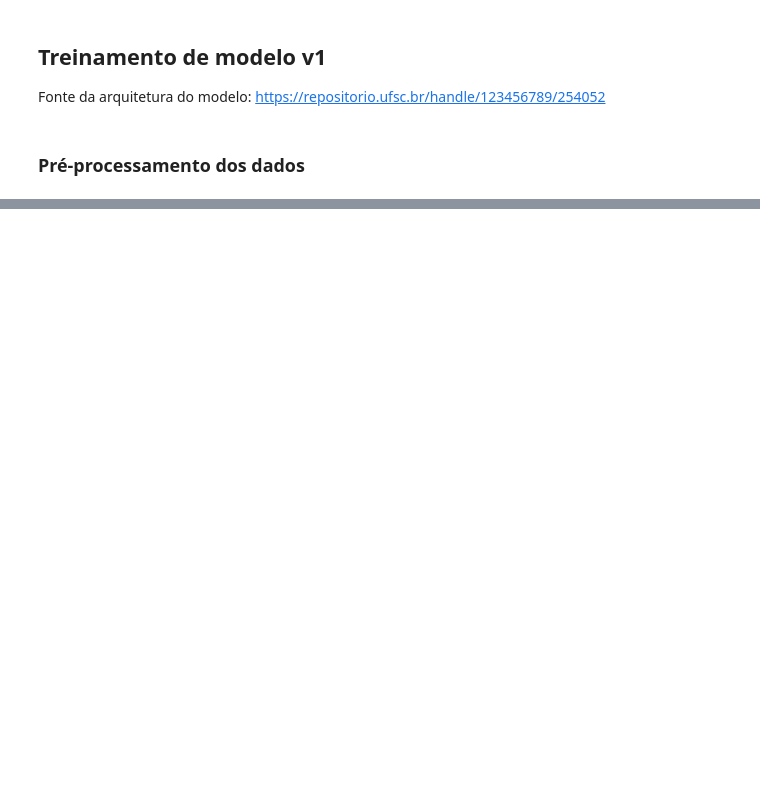
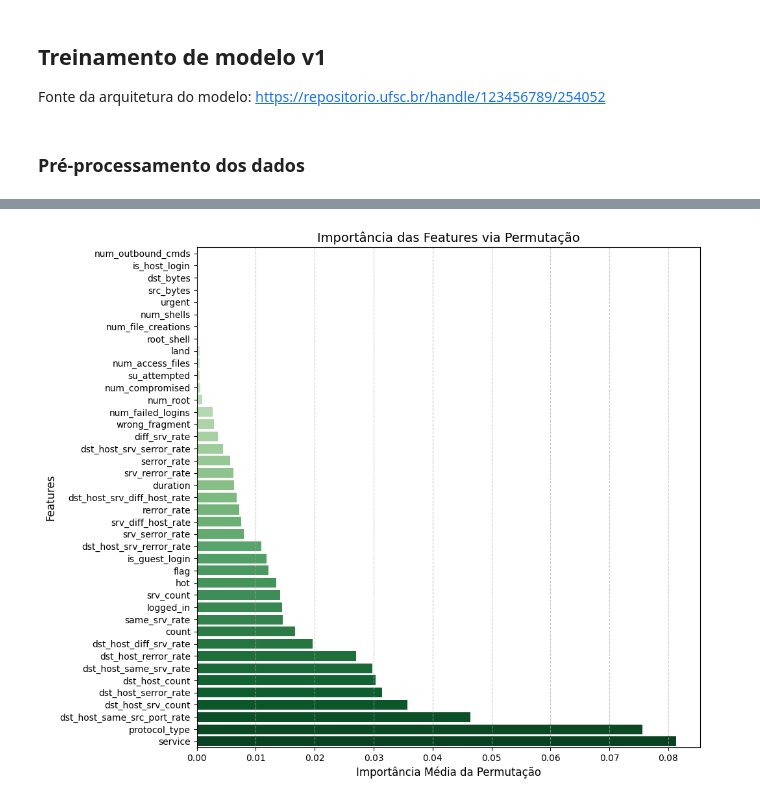
Before and after one commit to matheusbus/xai-in-ids, a Jupyter notebook: experiments/model_v1/train.ipynb, the cells around one changed output, grey strips where cells are left out. Drawn from its saved outputs; the diff is of its cells as text; code cells hidden in the pictures; blank space fills up the shorter version.

```diff
--- a/experiments/model_v1/train.ipynb
+++ b/experiments/model_v1/train.ipynb
@@ -185,0 +216,41 @@ print(feature_importance)
+# %%
+# Importância global das features com Permutation Importance do sklearn
+
+from sklearn.inspection import permutation_importance
+from sklearn.base import BaseEstimator, ClassifierMixin
+
+
+class KerasWrapper(BaseEstimator, ClassifierMixin):
+    def __init__(self, model):
+        self.model = model
+
+    def fit(self, X, y):
+        return self
+
+    def predict(self, X):
+        y_pred = self.model.predict(X)
+        return y_pred.argmax(axis=1)
+
+
+model_wrapper = KerasWrapper(model)
+
+perm_importance = permutation_importance(
+    model_wrapper, X_test_scaled, y_test, scoring="accuracy"
+)
+
+sorted_idx = perm_importance.importances_mean.argsort()
+
+plt.figure(figsize=(10, 10))
+sns.barplot(
+    x=perm_importance.importances_mean[sorted_idx],
+    y=X_test.columns[sorted_idx],
+    palette="Greens",
+    orient="h",
+)
+
+plt.xlabel("Importância Média da Permutação", fontsize=12)
+plt.ylabel("Features", fontsize=12)
+plt.title("Importância das Features via Permutação", fontsize=14)
+plt.grid(axis="x", linestyle="--", alpha=0.7)
+plt.show()
+# %% [output]
@@ -185,0 +274 @@ print(feature_importance)
+[figure, added]
```
Also changed, not shown: parts of 17 cells of this notebook, 1 other file.
